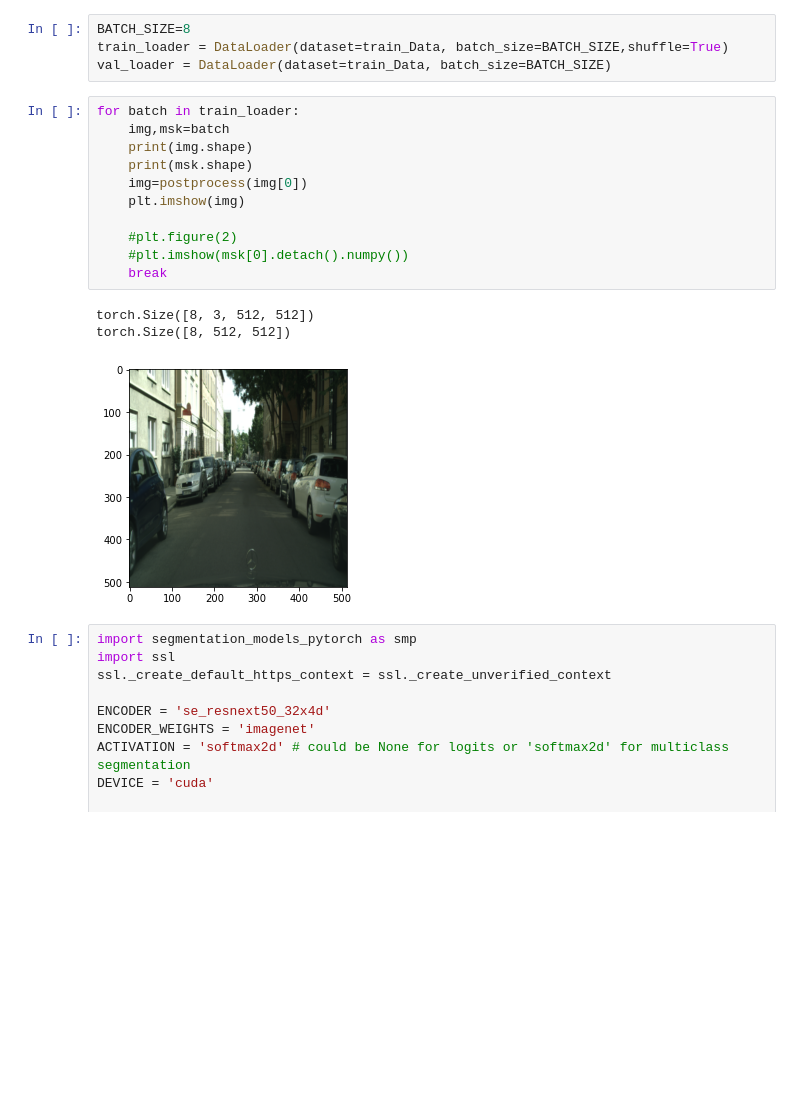
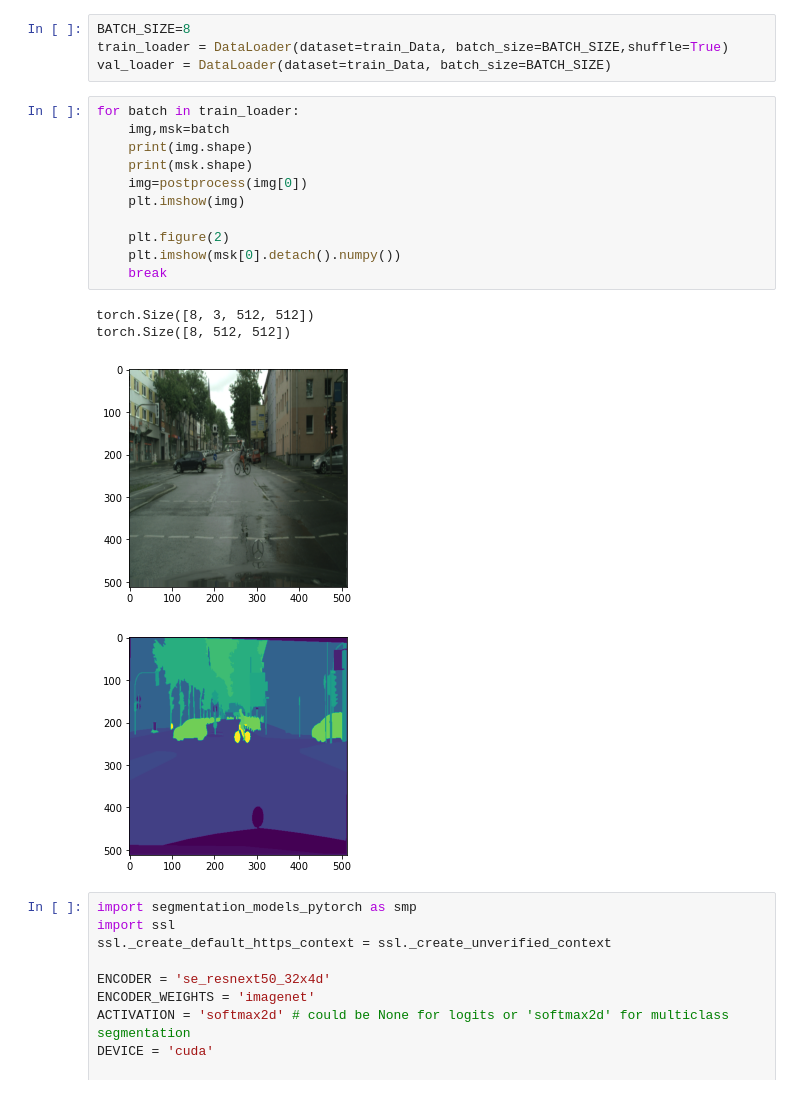
Before and after one commit to Asad-Ismail/E2E_Vision_Tasks, a Jupyter notebook: segementation/notebooks/segformer.ipynb, the cells around one changed output. Drawn from its saved outputs; the diff is of its cells as text; blank space fills up the shorter version.

```diff
--- a/segementation/notebooks/segformer.ipynb
+++ b/segementation/notebooks/segformer.ipynb
@@ -115,18 +115,19 @@ val_loader = DataLoader(dataset=train_Data, batch_size=BATCH_SIZE)
 # %%
 for batch in train_loader:
     img,msk=batch
     print(img.shape)
     print(msk.shape)
     img=postprocess(img[0])
     plt.imshow(img)
 
-    #plt.figure(2)
-    #plt.imshow(msk[0].detach().numpy())
+    plt.figure(2)
+    plt.imshow(msk[0].detach().numpy())
     break
 # %% [output]
 torch.Size([8, 3, 512, 512])
 torch.Size([8, 512, 512])
-[figure, old version]
+[figure, new version]
+[figure, added]
 # %%
 import segmentation_models_pytorch as smp
 import ssl
```
Also changed, not shown: parts of 5 cells of this notebook, 3 other files.
